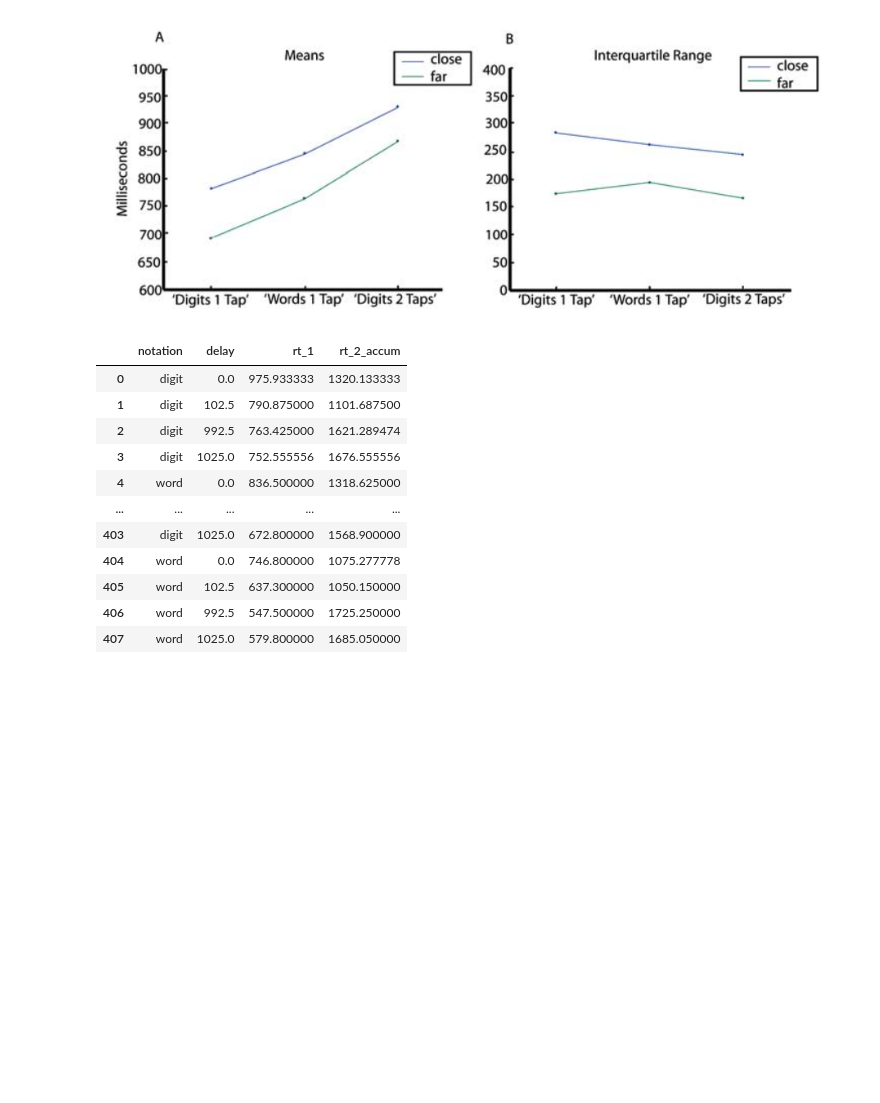
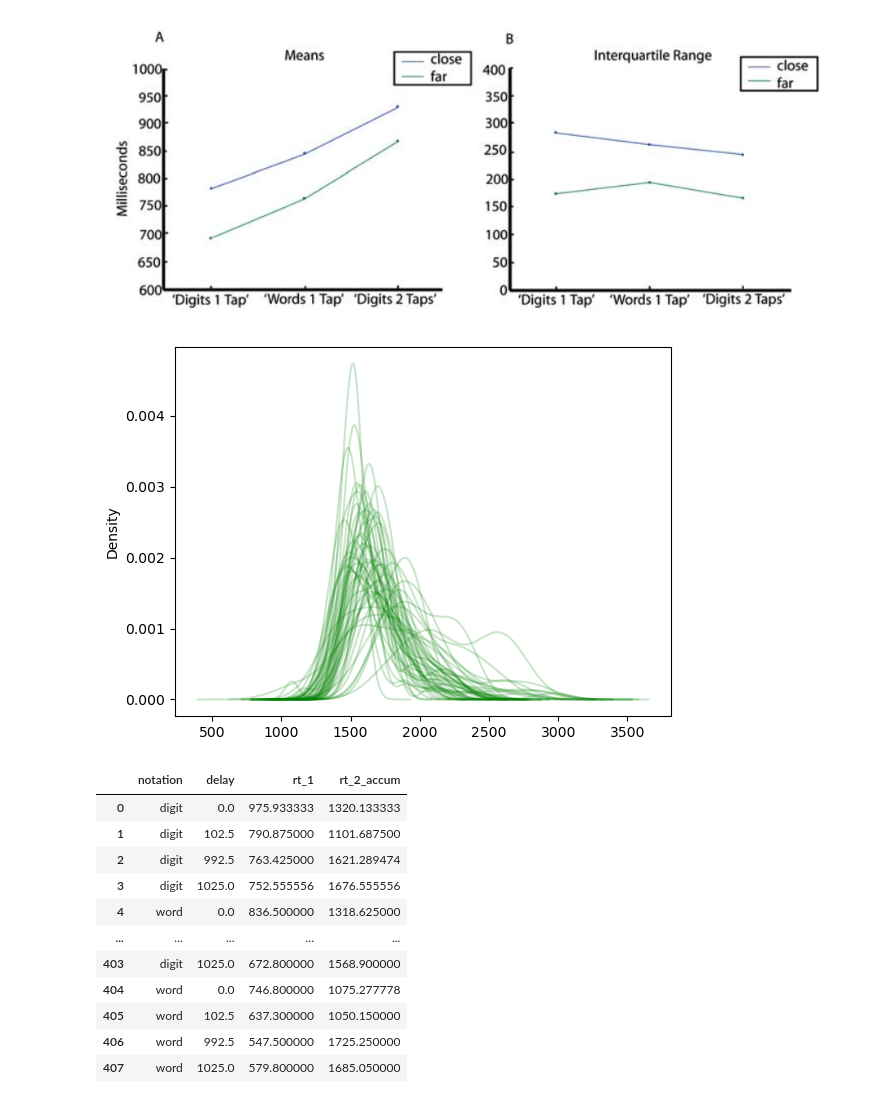
Before and after one commit to AbiOppenheim/INCC-parsing_a_cognitive_task, a Jupyter notebook: data/analysis.ipynb, the cells around one changed output. Drawn from its saved outputs; the diff is of its cells as text; code cells hidden in the pictures; blank space fills up the shorter version.

```diff
--- a/data/analysis.ipynb
+++ b/data/analysis.ipynb
@@ -235,6 +215,20 @@ plt.show()
 [figure]
 # %% [markdown]
 ![image.png](attachment:image.png)
+# %%
+# plotear hist acumulado de todos los sujetos y ver que onda el ruido
+from matplotlib import pyplot
+
+#bins = numpy.linspace(-10, 10, 100)
+for file in corpus_files:
+    if file.endswith(".csv"):
+        file_df = pd.read_csv(f"{corpus_dir}/{file}")
+        file_df = file_df[file_df["delay"] == 1025]
+        file_df["rt_2_accum"] = file_df.apply(lambda row: row.rt_2+row.delay, axis=1)
+        file_df.rt_2_accum.plot.density(color='green',alpha=0.2)
+pyplot.show()
+# %% [output]
+[figure, added]
 # %%
 mean_notation_RTs = pd.DataFrame()
 mean_distance_RTs = pd.DataFrame()
```
Also changed, not shown: parts of 17 cells of this notebook.
